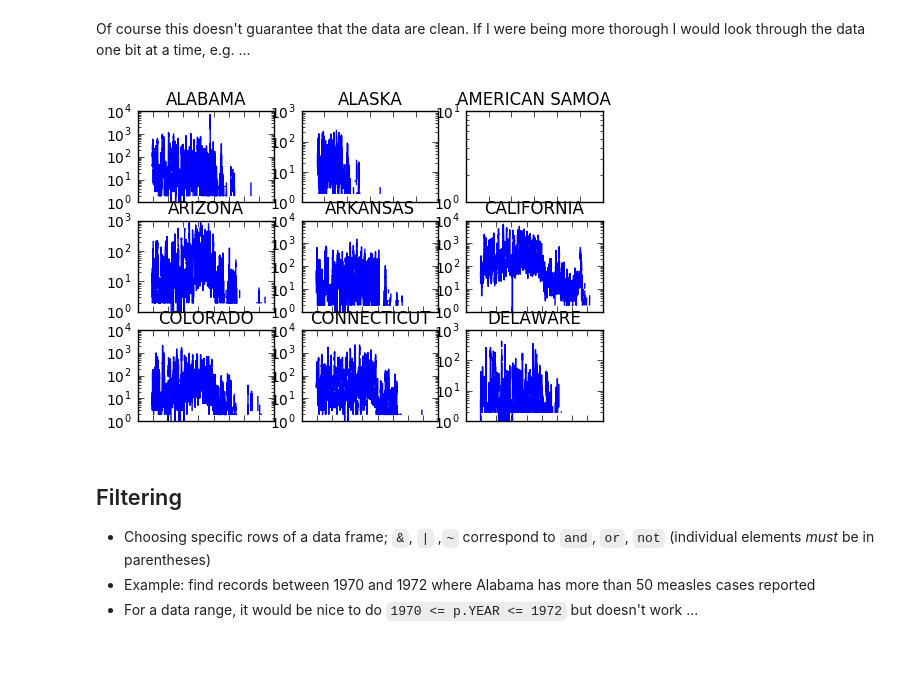
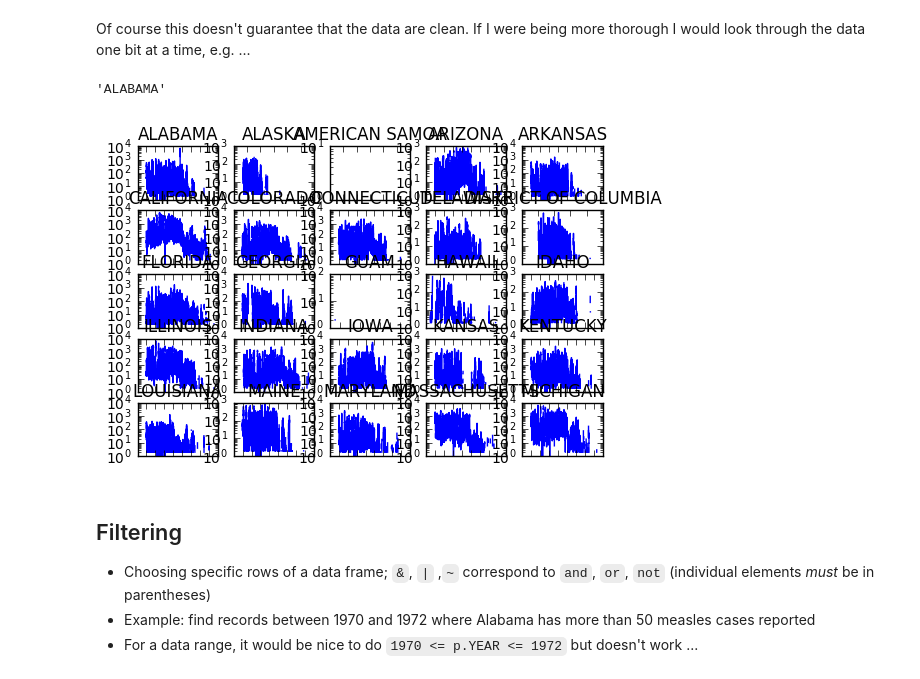
Before and after one commit to bbolker/math1mp, a Jupyter notebook: notes/pandas_intro.ipynb, the cells around one changed output. Cells and saved outputs as stored; diff of their text form; code cells hidden in the pictures.

```diff
--- a/notes/pandas_intro.ipynb
+++ b/notes/pandas_intro.ipynb
@@ -351,15 +348,19 @@ Unnamed: 61        NaN
 dtype: float64
 # %% [markdown]
 Of course this doesn't guarantee that the data are clean. If I were being more thorough I would look through the data one bit at a time, e.g. ...
+# %%
+p.columns[2]
+# %% [output]
+'ALABAMA'
 # %%
 fig = plt.figure()
-for i in range(9):
-    ax = fig.add_subplot(3,3,i+1)  ## set plot location
+for i in range(25):
+    ax = fig.add_subplot(5,5,i+1)  ## set plot location
     ax.set_title(p.columns[2+i])   ## label with state name
     ax.set_xticklabels([])         ## get rid of x-axis ticks
     ax.semilogy(1+p.iloc[:,2+i]);  ## plot the corresponding column
 # %% [output]
-[figure, old version]
+[figure, new version]
 # %% [markdown]
 ## Filtering
 
```
Also changed, not shown: parts of 10 cells of this notebook, 5 other files.
